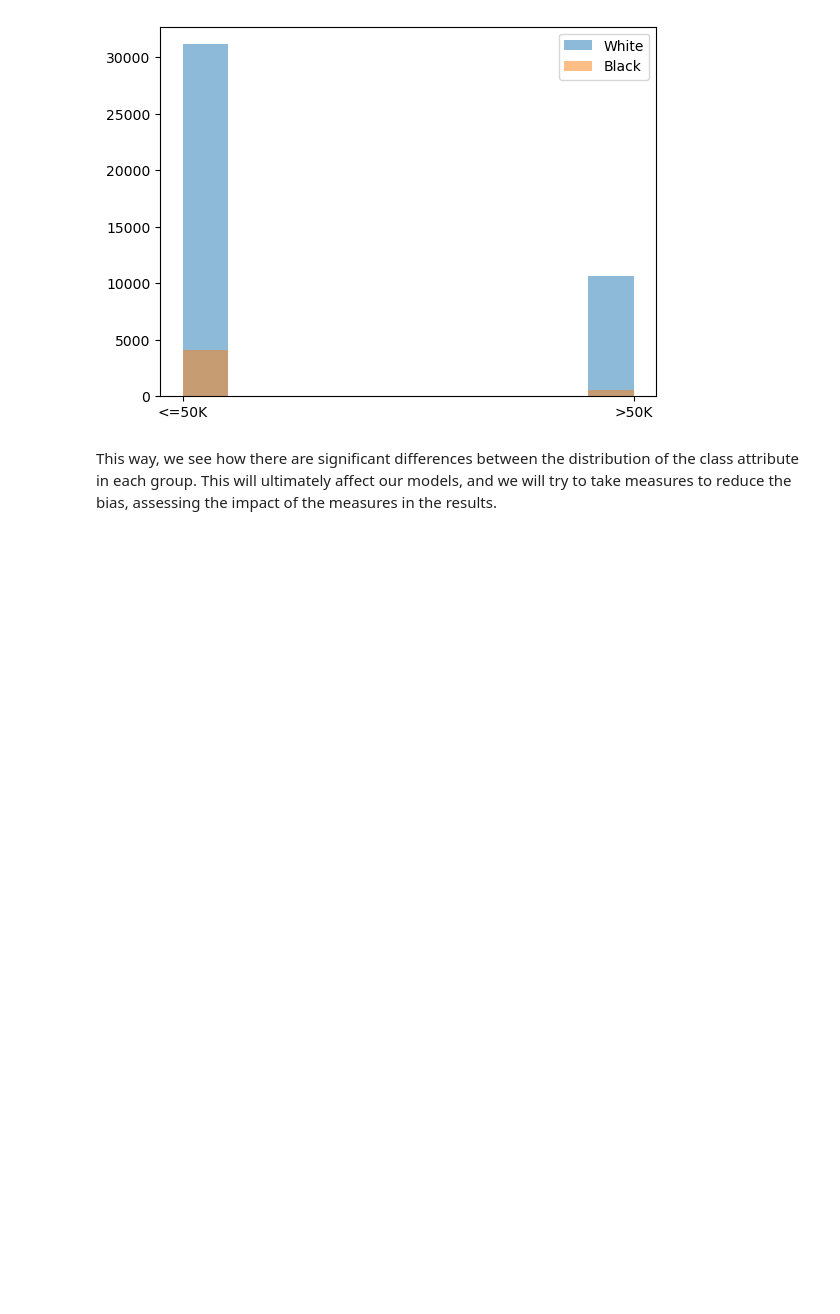
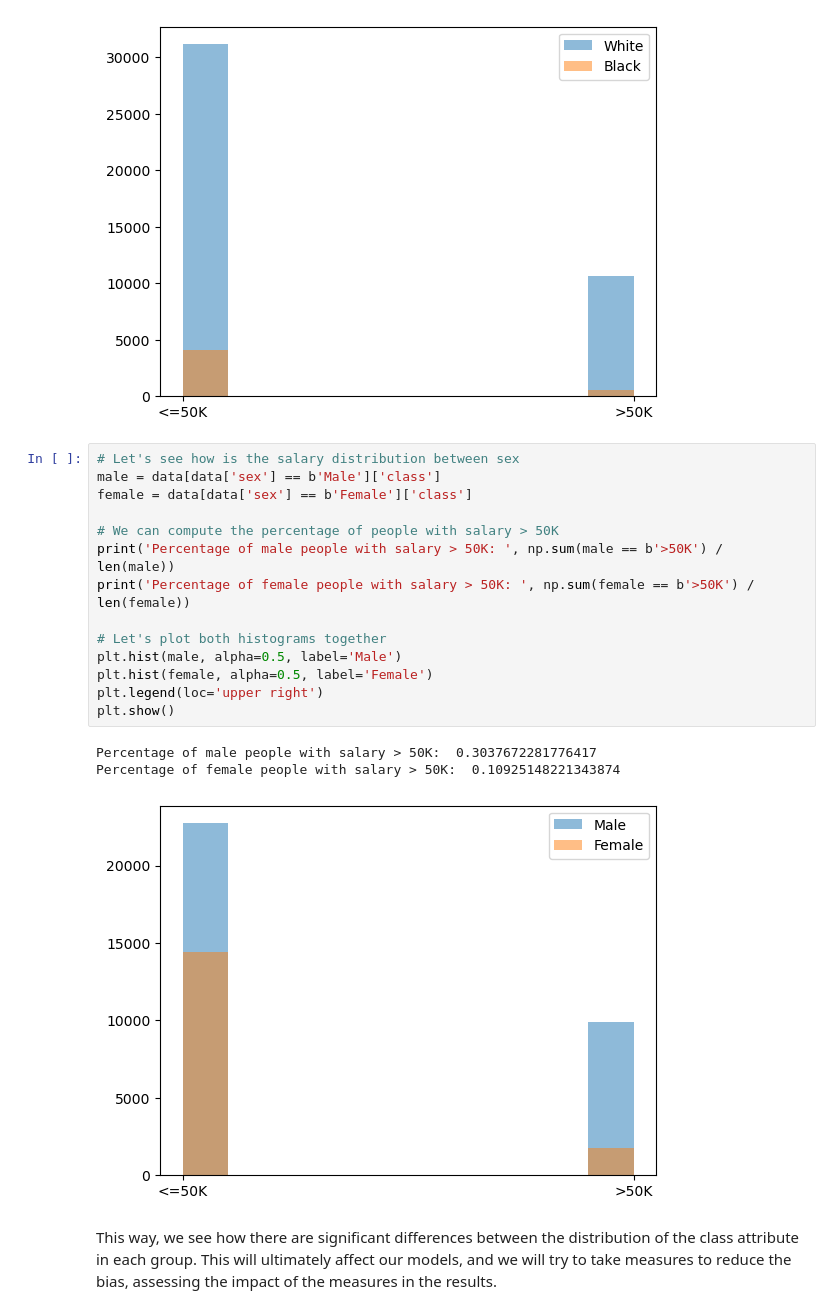
Before and after one commit to Lorenc1o/ML_Project, a Jupyter notebook: source/preliminars.ipynb, the cells around one changed output. Drawn from its saved outputs; the diff is of its cells as text; blank space fills up the shorter version.

```diff
--- a/source/preliminars.ipynb
+++ b/source/preliminars.ipynb
@@ -92,6 +92,24 @@ plt.show()
 Percentage of white people with salary > 50K:  0.2539868780230832
 Percentage of black people with salary > 50K:  0.1208110992529349
 [figure]
+# %%
+# Let's see how is the salary distribution between sex
+male = data[data['sex'] == b'Male']['class']
+female = data[data['sex'] == b'Female']['class']
+
+# We can compute the percentage of people with salary > 50K
+print('Percentage of male people with salary > 50K: ', np.sum(male == b'>50K') / len(male))
+print('Percentage of female people with salary > 50K: ', np.sum(female == b'>50K') / len(female))
+
+# Let's plot both histograms together
+plt.hist(male, alpha=0.5, label='Male')
+plt.hist(female, alpha=0.5, label='Female')
+plt.legend(loc='upper right')
+plt.show()
+# %% [output]
+Percentage of male people with salary > 50K:  0.3037672281776417
+Percentage of female people with salary > 50K:  0.10925148221343874
+[figure, added]
 # %% [markdown]
 This way, we see how there are significant differences between the distribution of the class attribute in each group. This will ultimately affect our models, and we will try to take measures to reduce the bias, assessing the impact of the measures in the results.
 # %%
```
Also changed, not shown: parts of 3 cells of this notebook.
